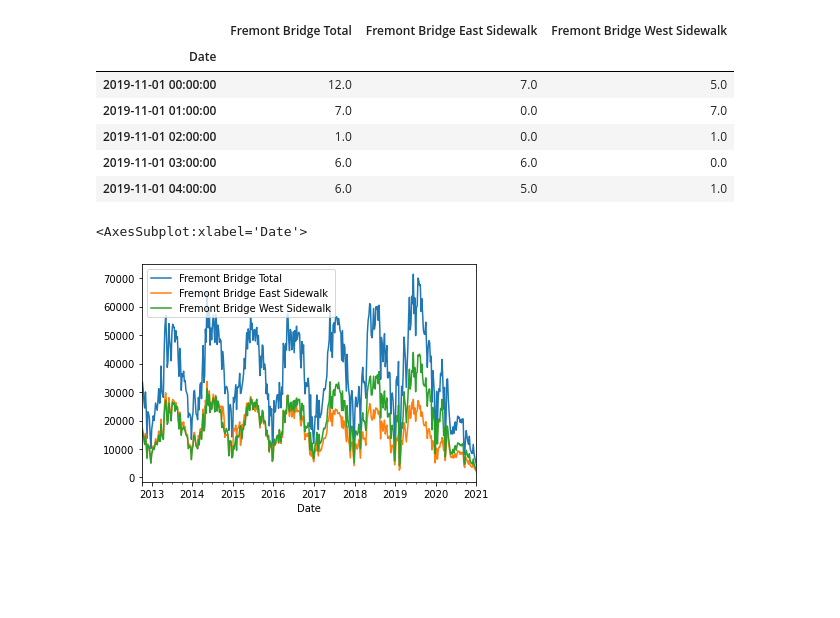
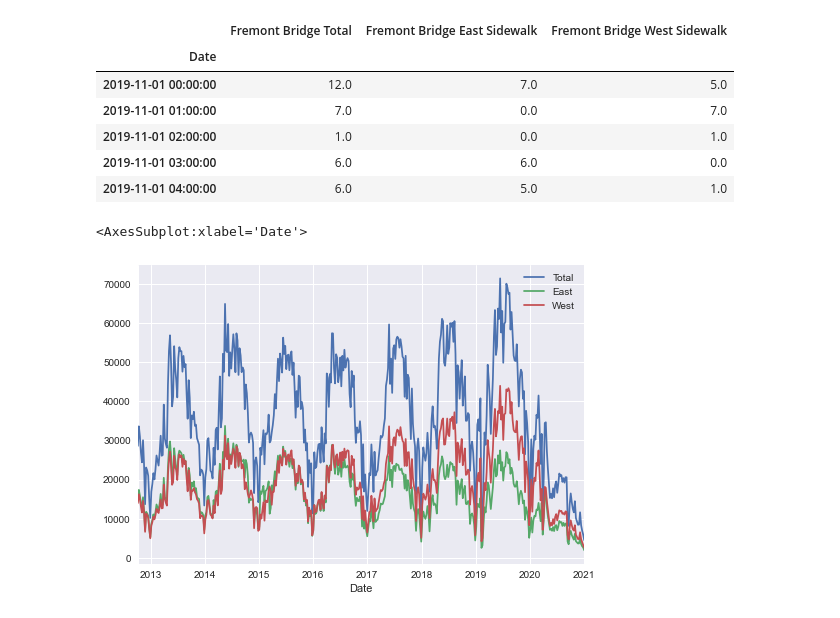
Before and after one commit to varconstantine/reference-data-science-projects, a Jupyter notebook: reproducible-data-analysis/jupyter-workflow.ipynb, the cells around one changed output. Saved outputs shown, nothing was run; the diff lists cells and outputs as text; code cells hidden in the pictures; blank space fills up the shorter version.

Commit message:
Further Data Exploration

```diff
--- a/reproducible-data-analysis/jupyter-workflow.ipynb
+++ b/reproducible-data-analysis/jupyter-workflow.ipynb
@@ -31,8 +36,12 @@ fremont_df.head()
 | 2019-11-01 03:00:00 | 6.0 | 6.0 | 0.0 |
 | 2019-11-01 04:00:00 | 6.0 | 5.0 | 1.0 |
 # %%
-# Initial plot of the data
+# Initial plot of the data - exploration frequency increase can be attributed to summertime
+
+plt.style.use('seaborn')
+
+fremont_df.columns = ['Total', 'East', 'West']
 fremont_df.resample('W').sum().plot()
 # %% [output]
 <AxesSubplot:xlabel='Date'>
-[figure, old version]
+[figure, new version]
```
Also changed, not shown: parts of 7 cells of this notebook.
